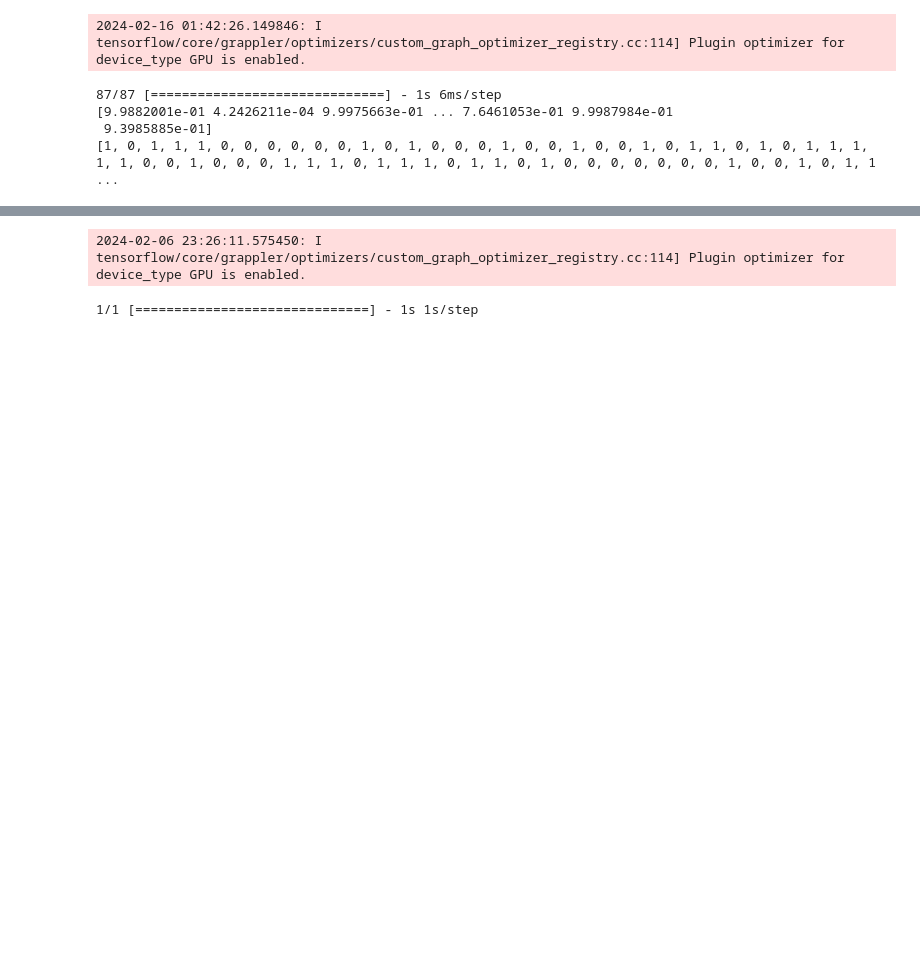
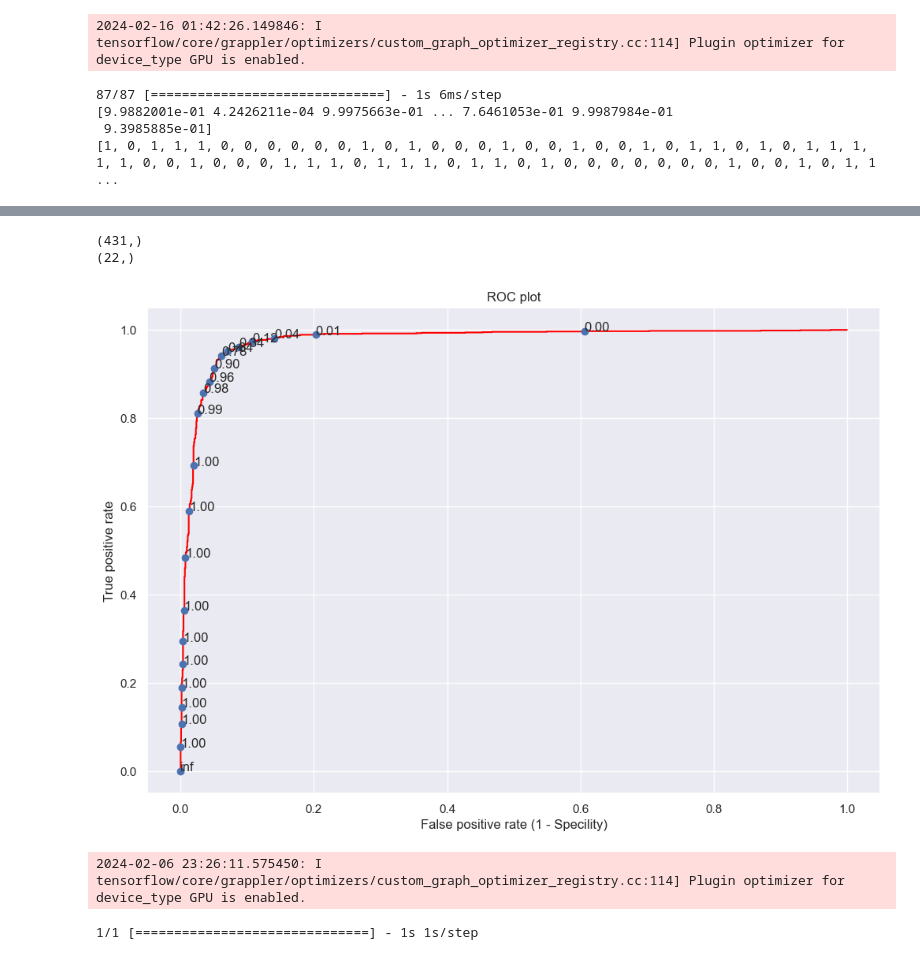
Before and after one commit to DangGiaChi/Deep-Learning-for-Computer-Vision-with-Python-and-TensorFlow-Course, a Jupyter notebook: Malaria_Detection_2/Malaria_Detection_Advanced_Evaluation.ipynb, the cells around one changed output, grey strips where cells are left out. Cells and saved outputs as stored; diff of their text form; code cells hidden in the pictures; blank space fills up the shorter version.

```diff
--- a/Malaria_Detection_2/Malaria_Detection_Advanced_Evaluation.ipynb
+++ b/Malaria_Detection_2/Malaria_Detection_Advanced_Evaluation.ipynb
@@ -685,3 +687,32 @@ Text(120.72222222222221, 0.5, 'True')
+# %%
+fpr, tpr, thresholds = roc_curve(labels, predicted)
+fpr_point = fpr[0: len(fpr): 20]
+print(fpr.shape)
+print(fpr_point.shape)
+# %% [output]
+(431,)
+(22,)
+# %%
+fpr, tpr, thresholds = roc_curve(labels, predicted)
+plt.figure(figsize=(12,8))
+sns.set_theme(style="dark")
+plt.plot(fpr, tpr, color = "red", zorder = 1)
+plt.title("ROC plot")
+plt.xlabel("False positive rate (1 - Specility)")
+plt.ylabel("True positive rate")
+
+SKIP_STEP = 20
+for i in range(0, len(thresholds), SKIP_STEP):
+    plt.text(fpr[i], tpr[i], "{:.2f}".format(thresholds[i]))
+fpr_points = fpr[0:len(fpr):SKIP_STEP]
+tpr_points = tpr[0:len(tpr):SKIP_STEP]
+plt.scatter(fpr_points, tpr_points)
+
+plt.grid()
+
+plt.show();
+# %% [output]
+[figure, added]
 # %%
 def parasite_or_not(x):
     if x>0.5:
```
Also changed, not shown: parts of 3 cells of this notebook.
